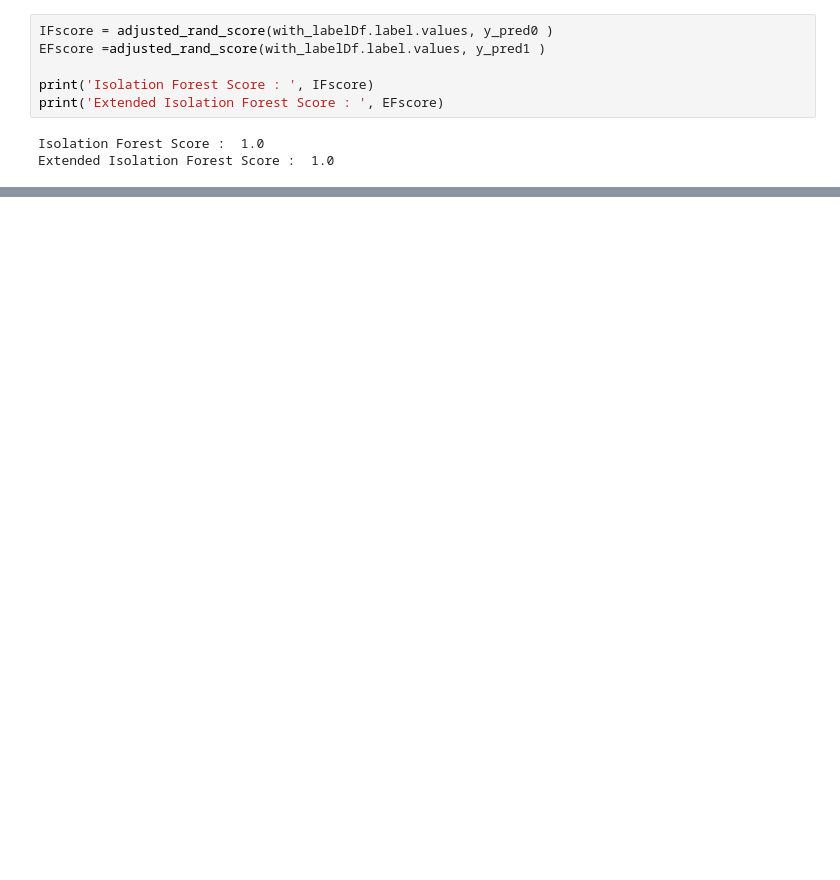
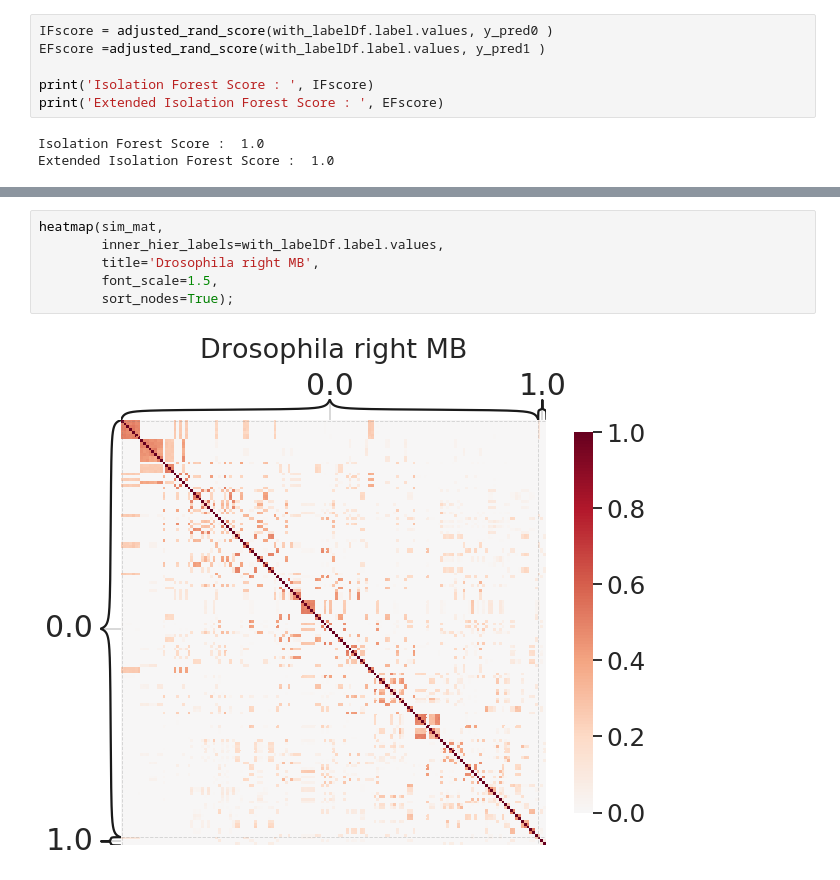
Before and after one commit to NeuroDataDesign/team-forbidden-forest, a Jupyter notebook: Mai_Rajborirug/NDD_10_21_2019_EFinIRIS.ipynb, the cells around one changed output, grey strips where cells are left out. Drawn from its saved outputs; the diff is of its cells as text; blank space fills up the shorter version.

```diff
--- a/Mai_Rajborirug/NDD_10_21_2019_EFinIRIS.ipynb
+++ b/Mai_Rajborirug/NDD_10_21_2019_EFinIRIS.ipynb
@@ -264,0 +288,8 @@ plt.imshow(sim_mat)
+# %%
+heatmap(sim_mat,
+        inner_hier_labels=with_labelDf.label.values,
+        title='Drosophila right MB',
+        font_scale=1.5,
+        sort_nodes=True);
+# %% [output]
+[figure, added]
```
Also changed, not shown: parts of 8 cells of this notebook.
